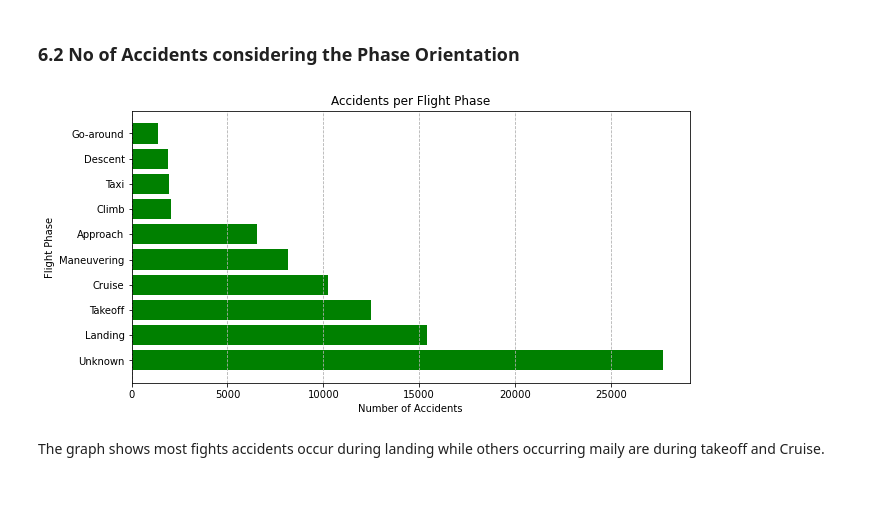
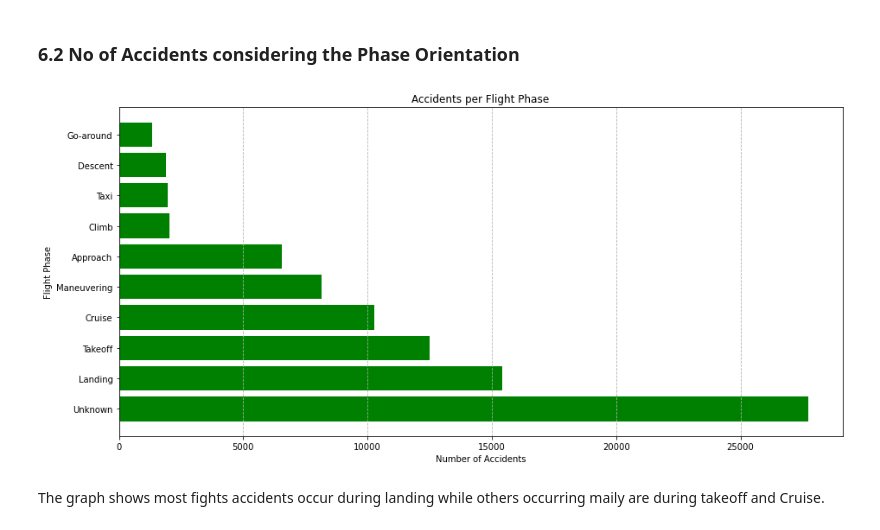
Before and after one commit to Muthonikiboi/Risk-Analysis-for-Safe-Aircraft-Investment, a Jupyter notebook: index.ipynb, the cells around one changed output. Drawn from its saved outputs; the diff is of its cells as text; code cells hidden in the pictures; blank space fills up the shorter version.

```diff
--- a/index.ipynb
+++ b/index.ipynb
@@ -403,15 +475,15 @@ The graph above indicates **Cessna 152** has the most number of accidents.Also g
 # %% [markdown]
 ### 6.2 No of Accidents considering the Phase Orientation
 # %%
-plt.figure(figsize=(10,5))
+plt.figure(figsize=(15, 7))
 plt.barh(phase['Broad.phase.of.flight'], phase['No of Accidents'], color='green')
 plt.xlabel('Number of Accidents')
 plt.ylabel('Flight Phase')
 plt.title('Accidents per Flight Phase')
 plt.grid(axis='x', linestyle='--')
 plt.show()
 # %% [output]
-[figure, old version]
+[figure, new version]
 # %% [markdown]
 The graph shows most fights accidents occur during landing while others occurring maily are during takeoff and Cruise.
 # %% [markdown]
```
Also changed, not shown: parts of 22 cells of this notebook, 4 other files.
